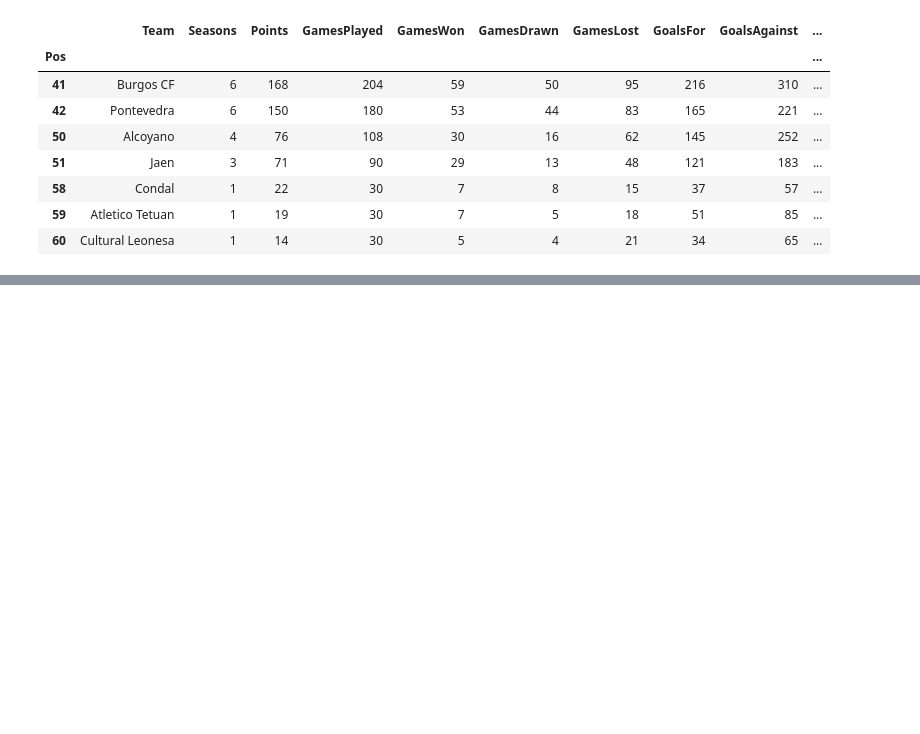
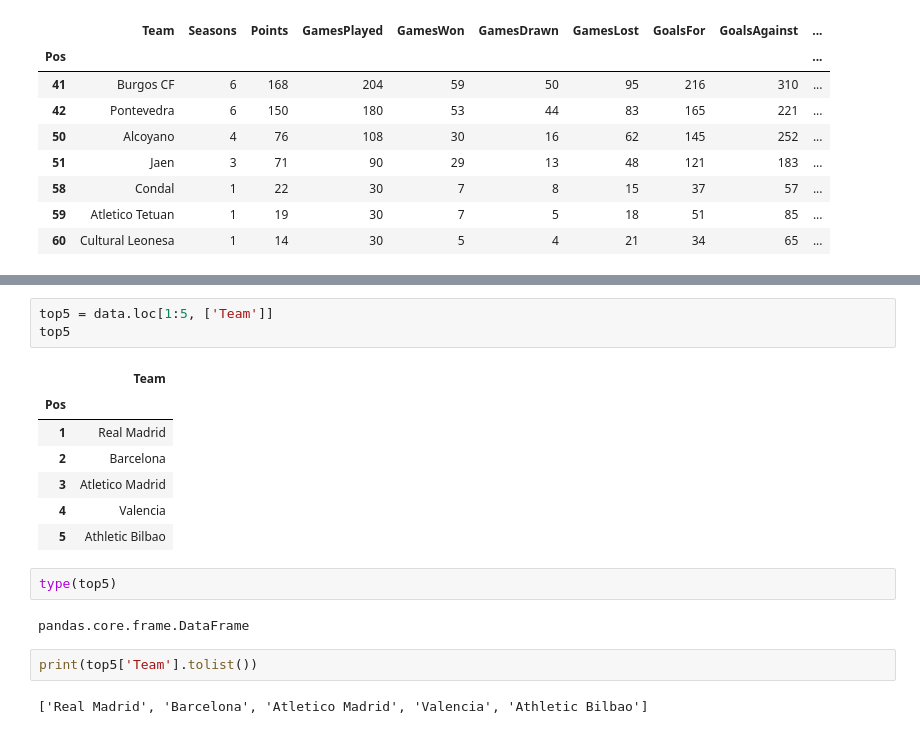
Before and after one commit to KinjollDey/LaLiGA-PointsTable-Analysis, a Jupyter notebook: main.ipynb, the cells around one changed output, grey strips where cells are left out. Drawn from its saved outputs; the diff is of its cells as text; blank space fills up the shorter version.

Commit message:
top 5 teams done

```diff
--- a/main.ipynb
+++ b/main.ipynb
@@ -117,0 +128,19 @@ data[(data['Debut'] > '1930') & (data['Last App'] < '1980')]
+# %%
+top5 = data.loc[1:5, ['Team']]
+top5
+# %% [output]
+|  | Team |
+| Pos |  |
+| 1 | Real Madrid |
+| 2 | Barcelona |
+| 3 | Atletico Madrid |
+| 4 | Valencia |
+| 5 | Athletic Bilbao |
+# %%
+type(top5)
+# %% [output]
+pandas.core.frame.DataFrame
+# %%
+print(top5['Team'].tolist())
+# %% [output]
+['Real Madrid', 'Barcelona', 'Atletico Madrid', 'Valencia', 'Athletic Bilbao']
```
Also changed, not shown: parts of 6 cells of this notebook.
